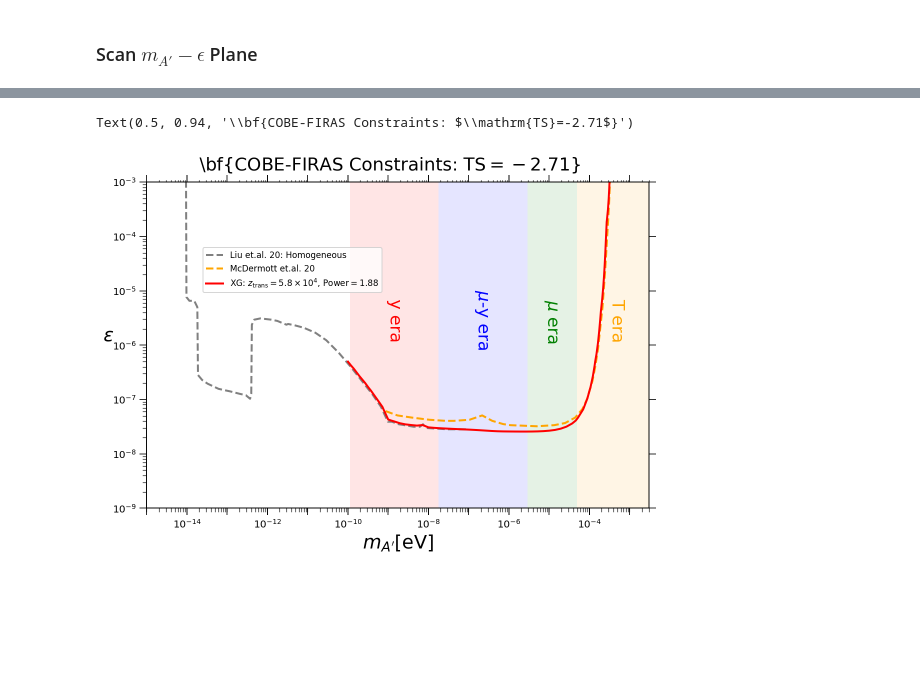
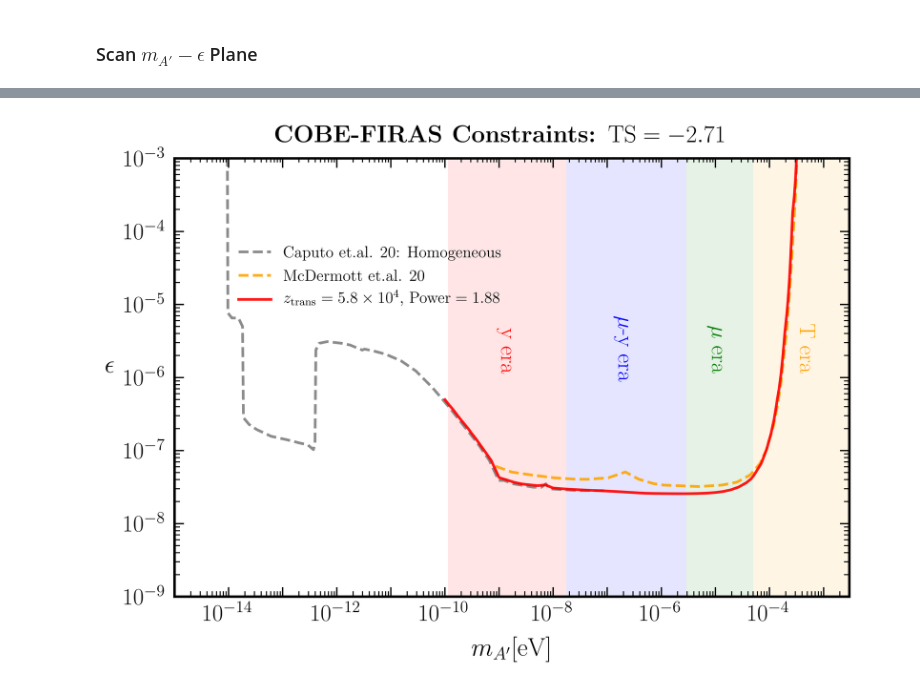
Before and after one commit to GiorgiArsenadze/Shaping-Dark-Photon-Spectral-Distortions, a Jupyter notebook: notebooks/main_calc.ipynb, the cells around one changed output, grey strips where cells are left out. Saved outputs shown, nothing was run; the diff lists cells and outputs as text; code cells hidden in the pictures; blank space fills up the shorter version.

```diff
--- a/notebooks/main_calc.ipynb
+++ b/notebooks/main_calc.ipynb
@@ -11,7 +11,13 @@ from FIRAS import *
 from const_func_general import *
 # importing distortion specific constants and functions
 from cons_func_distortion import *
-# importing functions actually calculatting distortion
-from calc_distortion import *
-# importing functions for maximum liklihood analysis
-# from max_likelihood_analysis import *
+
+
+from IPython.display import set_matplotlib_formats
+set_matplotlib_formats('retina')
+
+from pckgs.plot_params import params
+import matplotlib
+matplotlib.rcParams.update(params)
+plt.rcParams['font.family'] = 'DeJavu Serif'
+cols_default = plt.rcParams['axes.prop_cycle'].by_key()['color']
@@ -582,7 +625,7 @@ eps_1Dary_import_5p8e4_1p88 = file['eps_ary']
 # TS: 2D array
 TS_2Dary_import_5p8e4_1p88 = file['TS_2Dary']
 # %%
-set_matplotlib_formats('retina')
+
 plt.figure()
 
 plt.xscale('log')
@@ -590,7 +633,6 @@ plt.yscale('log')
 
 
 # Delta 95%CL, From PDG Statistics
-# TS_choose = 5.99
 TS_choose = 2.71
 
 TS_Reg = 0.001
@@ -598,5 +640,5 @@ TS_Reg = 0.001
 X_plt_5p8e4_1p88, Y_plt_5p8e4_1p88 = np.meshgrid( mAp_1Dary_import_5p8e4_1p88, eps_1Dary_import_5p8e4_1p88    )
 Z_plt_5p8e4_1p88                   = np.log10(    TS_2Dary_import_5p8e4_1p88   + TS_Reg )
 CS_trans_5p8e4_1p88=  plt.contour(X_plt_5p8e4_1p88, Y_plt_5p8e4_1p88, Z_plt_5p8e4_1p88,  levels = [ np.log10(TS_choose) ]);
-Xucheng_Greens_trans_5p8e4_1p88 = np.transpose(CS_trans_5p8e4_1p88.collections[0].get_paths()[0].vertices );
+Greens_trans_5p8e4_1p88 = np.transpose(CS_trans_5p8e4_1p88.collections[0].get_paths()[0].vertices );
 # %% [output]
@@ -604,10 +646,4 @@ Xucheng_Greens_trans_5p8e4_1p88 = np.transpose(CS_trans_5p8e4_1p88.collections[0
 # %%
-Xucheng_FIRAS_2Dary         = np.transpose( np.array( pd.read_csv('../data/Xucheng_22_FIRAS.csv') ) )
-Samuel_FIRAS_2Dary          = np.transpose( np.array( pd.read_csv('../data/Samuel_20_FIRAS.csv') ) )
-Redondo_09_FIRAS_2Dary      = np.transpose( np.array( pd.read_csv('../data/Redondo_09_FIRAS.csv') ) )
-Hongwan_20_FIRAS_ho_2Dary   = np.transpose( np.array( pd.read_csv('../data/Hongwan_20_FIRAS_ho.csv') ) )
-Hongwan_20_FIRAS_inho_2Dary = np.transpose( np.array( pd.read_csv('../data/Hongwan_20_FIRAS_inho.csv') ) )
-
 
 # ====================================================
 # Plot Parameters
@@ -641,7 +677,6 @@ mAp_max     = np.sqrt( mAsq(z_max, 0) )     # in eV
 
 
 # Delta 95%CL, From PDG Statistics
-# TS_choose = 5.99
 TS_choose = 2.71
 
 TS_Reg = 0.001
@@ -663,12 +698,11 @@ ax.set_ylim(eps_pltmin, eps_pltmax)
 ax1.set_xlim(mAp_pltmin, mAp_pltmax)    # twin_y axis
 ax1.set_ylim(eps_pltmin, eps_pltmax)    # twin_y axis
 
-#ax.plot( Xucheng_FIRAS_2Dary[0]    , Xucheng_FIRAS_2Dary[1], label = r'Gan et.al. 2022')
-ax.plot( Hongwan_20_FIRAS_ho_2Dary[0] , Hongwan_20_FIRAS_ho_2Dary[1], linewidth=2, label = r'Liu et.al. 20: Homogeneous', color = 'gray', linestyle = 'dashed')
-# ax.plot( Redondo_09_FIRAS_2Dary[0] , Redondo_09_FIRAS_2Dary[1], label = r'Redondo et.al. 2009', color = 'red')
-ax.plot( Samuel_FIRAS_2Dary[0]     , Samuel_FIRAS_2Dary[1], linewidth=2, label = r'McDermott et.al. 20', color = 'orange', linestyle = 'dashed')
+ax.plot( Caputo_20_FIRAS_ho_2Dary[0] , Caputo_20_FIRAS_ho_2Dary[1], linewidth=2, label = r'Caputo et.al. 20: Homogeneous', color = 'gray', linestyle = 'dashed')
+#ax.plot( Mirizzi_09_FIRAS_2Dary[0] , Mirizzi_09_FIRAS_2Dary[1], label = r'Mirizzi et.al. 2009', color = 'red')
+ax.plot( McDermott_20_FIRAS_2Dary[0]     , McDermott_20_FIRAS_2Dary[1], linewidth=2, label = r'McDermott et.al. 20', color = 'orange', linestyle = 'dashed')
 
-ax.plot( Xucheng_Greens_trans_5p8e4_1p88[0], Xucheng_Greens_trans_5p8e4_1p88[1], label = r'XG: $z_\mathrm{trans} = 5.8 \times 10^4$, $\mathrm{Power}=1.88$', color='red',  linewidth=2.0)
+ax.plot( Greens_trans_5p8e4_1p88[0], Greens_trans_5p8e4_1p88[1], label = r' $z_\mathrm{trans} = 5.8 \times 10^4$, $\mathrm{Power}=1.88$', color='red',  linewidth=2.0)
 
 
 ax.axvspan(mAp_trans_1, mAp_trans_2, alpha=0.1, facecolor='blue', edgecolor=None)
@@ -681,34 +715,33 @@ ax.axvspan(mAp_trans_2, mAp_dcs, alpha=0.1, facecolor='green', edgecolor=None)
 ax.text(7e-6, 1.3e-6, r'$\mu$ era', fontsize=17, color='green', rotation=-90)
 
 ax.axvspan(mAp_dcs, mAp_max, alpha=0.1, facecolor='orange', edgecolor=None)
 ax.text(3e-4, 1.3e-6, r'T era', fontsize=17, color='orange', rotation=-90)
 
 
 ax.xaxis.set_major_locator( mticker.LogLocator(numticks=999, base=100) )
 ax.xaxis.set_minor_locator( mticker.LogLocator(numticks=999, base=10,subs=(.1, .2, .3, .4, .5, .6, .7, .8, .9)))
 
 ax.tick_params(which='major', length=majortick_len, labelbottom=True)
 ax.tick_params(which='minor', length=minortick_len, labelbottom=False)
 
 ax.tick_params(axis='both', left=True, top=True, right=True, bottom=True, labelleft=True, labeltop=False, labelright=False, labelbottom=True)
 
 
 plt.setp(ax.xaxis.get_ticklabels(), rotation=0)
 
 ax.set_xlabel(r'$m_{A^\prime}$[eV]',fontsize=19)
 ax.set_ylabel(r'$\epsilon$',fontsize=19, rotation=0)
 
 ax1.xaxis.set_major_locator( mticker.LogLocator(numticks=999, base=10) )
 ax1.xaxis.set_minor_locator( mticker.LogLocator(numticks=999, base=10,subs=(.1, .2, .3, .4, .5, .6, .7, .8, .9)))
 
 ax1.tick_params(which='major', length=twin_majortick_len)
 ax1.tick_params(axis='both', left=False, top=True, right=False, bottom=True, labelleft=False, labeltop=False, labelright=False, labelbottom=False)
 
 
-ax.legend(bbox_to_anchor=(0.29, 0.73), loc = 'center',fontsize=8.5)
+ax.legend(bbox_to_anchor=(0.29, 0.73), loc = 'center',fontsize=12.0)
 fig.suptitle(r"\bf{COBE-FIRAS Constraints: $\mathrm{TS}=-2.71$}", y=0.94, fontsize=18)
 
-#plt.savefig('../plots/mAp_eps_plt_2.pdf')
+plt.savefig('../plots/mAp_eps_plt_2.pdf',dpi=350)
 # %% [output]
-Text(0.5, 0.94, '\\bf{COBE-FIRAS Constraints: $\\mathrm{TS}=-2.71$}')
-[figure, old version]
+[figure, new version]
```
Also changed, not shown: parts of 12 cells of this notebook, 27 other files.
